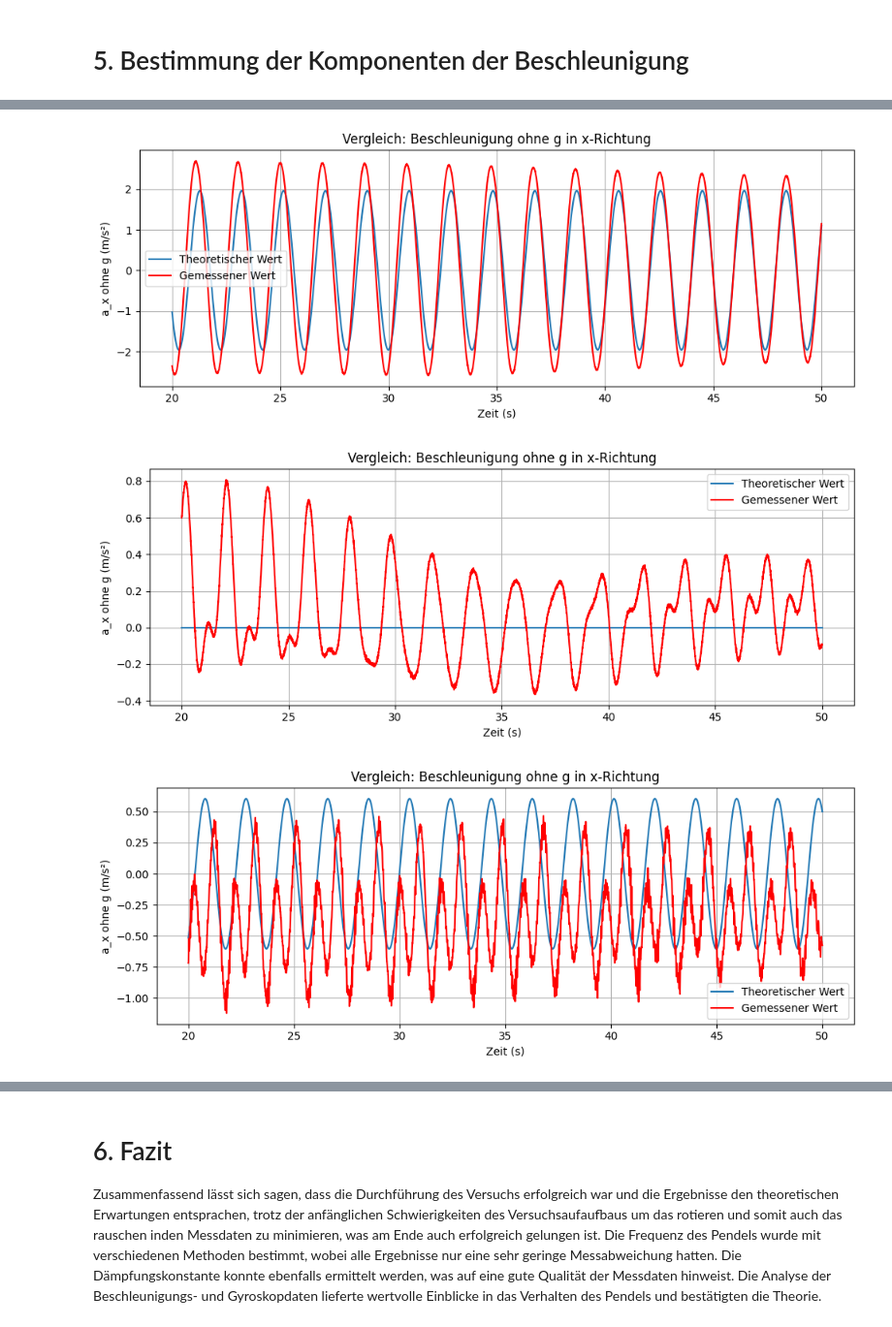
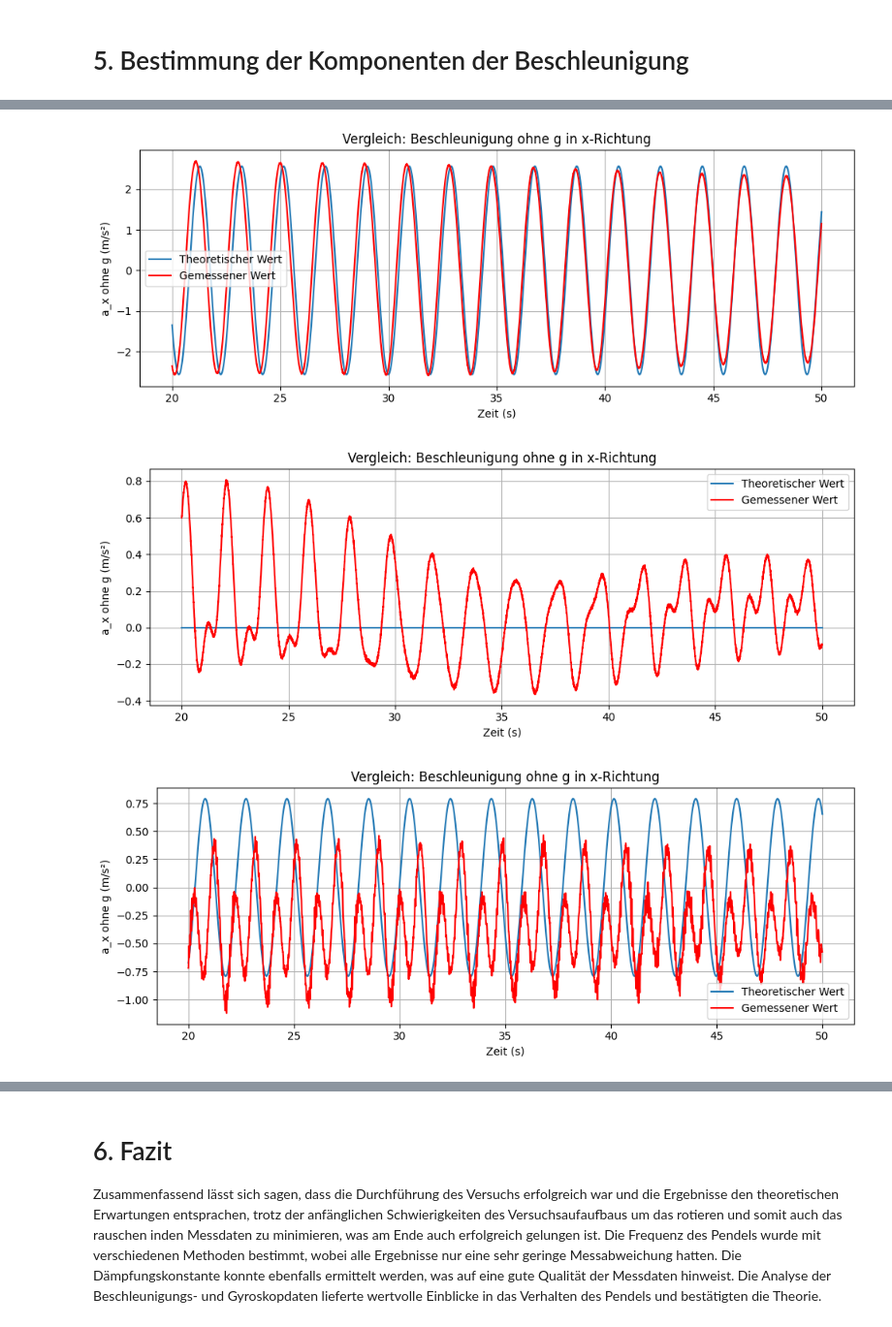
Before and after one commit to fynn-l-k/Grundpraktikum-1, a Jupyter notebook: Versuch_H1/H1.ipynb, the cells around one changed output, grey strips where cells are left out. Shown at 97% size. Cells and saved outputs as stored; diff of their text form; code cells hidden in the pictures.

```diff
--- a/Versuch_H1/H1.ipynb
+++ b/Versuch_H1/H1.ipynb
@@ -607,7 +613,7 @@ df_filtered = df[(df['Time (s)'] >= 20) & (df['Time (s)'] <= 50)]
 
 frequency = 0.5169
 omega = 2 * np.pi * frequency
-phi0 = 0.2
+phi0 = 0.2618
 l = 0.93
 
 # Neue Zeitachse für theoretische Kurve im Bereich 20-50s
@@ -626,32 +632,32 @@ plt.title("Vergleich: Beschleunigung ohne g in x-Richtung")
 plt.grid(True)
 plt.legend()
 plt.tight_layout()
 plt.show()
 
 # Plot für a_y
 plt.figure(figsize=(10, 4))
 plt.plot(time_theo, a_y_theo, label="Theoretischer Wert")
 plt.plot(df_filtered['Time (s)'], df_filtered['Linear Acceleration y (m/s^2)'], label="Gemessener Wert", color='r')
 plt.xlabel("Zeit (s)")
 plt.ylabel("a_x ohne g (m/s²)")
 plt.title("Vergleich: Beschleunigung ohne g in x-Richtung")
 plt.grid(True)
 plt.legend()
 plt.tight_layout()
 plt.show()
 
 # Plot für a_z
 plt.figure(figsize=(10, 4))
 plt.plot(time_theo, a_z_theo, label="Theoretischer Wert")
 plt.plot(df_filtered['Time (s)'], df_filtered['Linear Acceleration z (m/s^2)'], label="Gemessener Wert", color='r')
 plt.xlabel("Zeit (s)")
 plt.ylabel("a_x ohne g (m/s²)")
 plt.title("Vergleich: Beschleunigung ohne g in x-Richtung")
 plt.grid(True)
 plt.legend()
 plt.tight_layout()
 plt.show()
 # %% [output]
-[figure, old version]
+[figure, new version]
 [figure]
-[figure, old version]
+[figure, new version]
```
Also changed, not shown: parts of 3 cells of this notebook.
